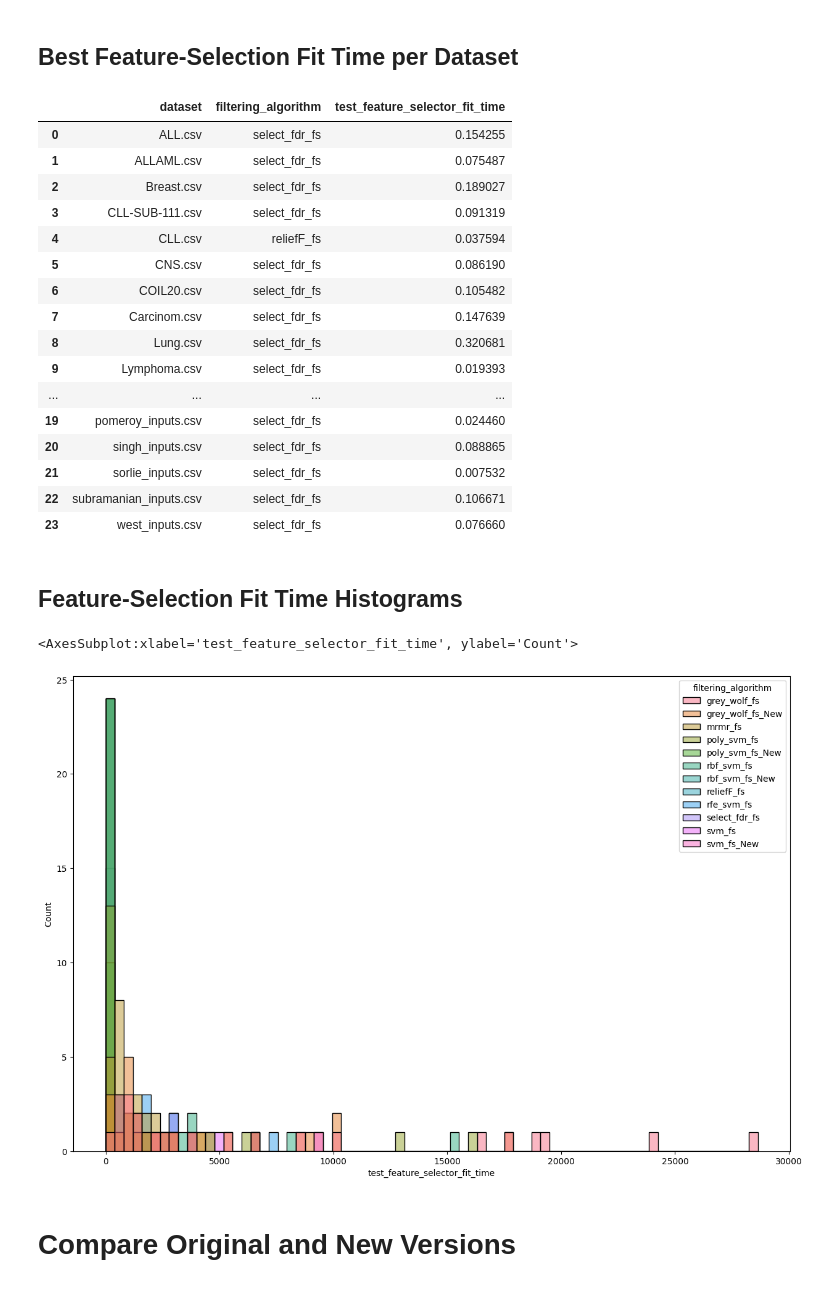
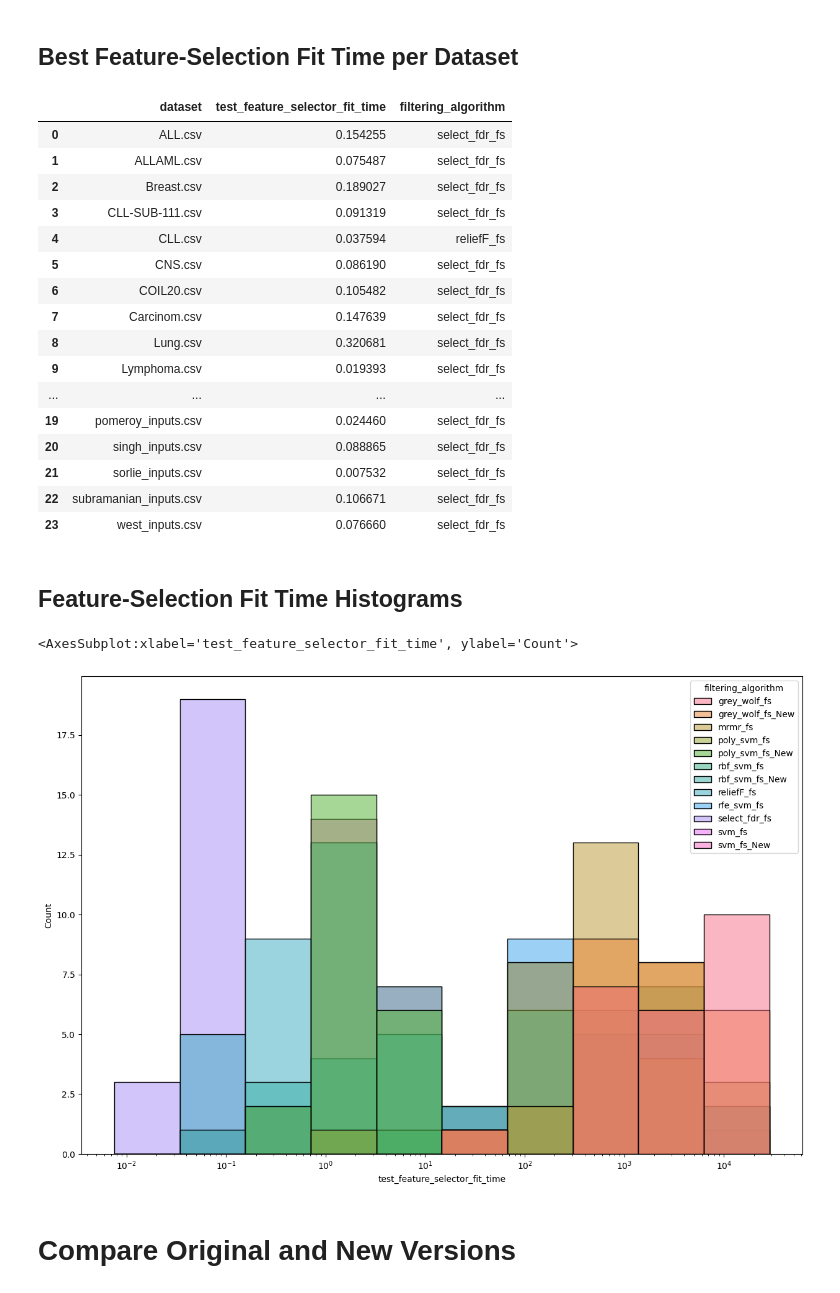
Before and after one commit to TzviLederer/feature-selection, a Jupyter notebook: analyze_results.ipynb, the cells around one changed output. Drawn from its saved outputs; the diff is of its cells as text; code cells hidden in the pictures.

```diff
--- a/analyze_results.ipynb
+++ b/analyze_results.ipynb
@@ -111,42 +93,38 @@ sns.histplot(data=mean_df, x=metric_col, hue="filtering_algorithm")
 # %%
 metric_col = 'test_feature_selector_fit_time'
 
-mean_df = df[~df['filtering_algorithm'].str.endswith('_Aug')].groupby(['dataset', 'filtering_algorithm']).max()[metric_col].reset_index()
-
-min_df = mean_df.groupby(['dataset']).min()[metric_col].reset_index()
-
-min_df = min_df.apply(lambda row: mean_df[(mean_df['dataset'] == row['dataset'])
-                                             & (mean_df[metric_col] == row[metric_col])].iloc[0], axis=1)
+fs_df = df[~df['filtering_algorithm'].str.endswith('_Aug')].groupby(['dataset', 'filtering_algorithm'])[metric_col].max().reset_index()
+min_df = fs_df.groupby(['dataset']).min()[metric_col].reset_index().join(fs_df.set_index(['dataset', metric_col]), on=['dataset', metric_col])
 min_df
 # %% [output]
-|  | dataset | filtering_algorithm | test_feature_selector_fit_time |
-| 0 | ALL.csv | select_fdr_fs | 0.154255 |
-| 1 | ALLAML.csv | select_fdr_fs | 0.075487 |
-| 2 | Breast.csv | select_fdr_fs | 0.189027 |
-| 3 | CLL-SUB-111.csv | select_fdr_fs | 0.091319 |
-| 4 | CLL.csv | reliefF_fs | 0.037594 |
-| 5 | CNS.csv | select_fdr_fs | 0.086190 |
-| 6 | COIL20.csv | select_fdr_fs | 0.105482 |
-| 7 | Carcinom.csv | select_fdr_fs | 0.147639 |
-| 8 | Lung.csv | select_fdr_fs | 0.320681 |
-| 9 | Lymphoma.csv | select_fdr_fs | 0.019393 |
+|  | dataset | test_feature_selector_fit_time | filtering_algorithm |
+| 0 | ALL.csv | 0.154255 | select_fdr_fs |
+| 1 | ALLAML.csv | 0.075487 | select_fdr_fs |
+| 2 | Breast.csv | 0.189027 | select_fdr_fs |
+| 3 | CLL-SUB-111.csv | 0.091319 | select_fdr_fs |
+| 4 | CLL.csv | 0.037594 | reliefF_fs |
+| 5 | CNS.csv | 0.086190 | select_fdr_fs |
+| 6 | COIL20.csv | 0.105482 | select_fdr_fs |
+| 7 | Carcinom.csv | 0.147639 | select_fdr_fs |
+| 8 | Lung.csv | 0.320681 | select_fdr_fs |
+| 9 | Lymphoma.csv | 0.019393 | select_fdr_fs |
 | ... | ... | ... | ... |
-| 19 | pomeroy_inputs.csv | select_fdr_fs | 0.024460 |
-| 20 | singh_inputs.csv | select_fdr_fs | 0.088865 |
-| 21 | sorlie_inputs.csv | select_fdr_fs | 0.007532 |
-| 22 | subramanian_inputs.csv | select_fdr_fs | 0.106671 |
-| 23 | west_inputs.csv | select_fdr_fs | 0.076660 |
+| 19 | pomeroy_inputs.csv | 0.024460 | select_fdr_fs |
+| 20 | singh_inputs.csv | 0.088865 | select_fdr_fs |
+| 21 | sorlie_inputs.csv | 0.007532 | select_fdr_fs |
+| 22 | subramanian_inputs.csv | 0.106671 | select_fdr_fs |
+| 23 | west_inputs.csv | 0.076660 | select_fdr_fs |
 # %% [markdown]
 ## Feature-Selection Fit Time Histograms
 # %%
 import seaborn as sns
 import matplotlib.pyplot as plt
 
 plt.figure(figsize=(15,10))
-sns.histplot(data=mean_df, x=metric_col, hue="filtering_algorithm")
+sns.histplot(data=fs_df, x=metric_col, hue="filtering_algorithm", log_scale=True)
 # %% [output]
 <AxesSubplot:xlabel='test_feature_selector_fit_time', ylabel='Count'>
-[figure, old version]
+[figure, new version]
 # %% [markdown]
 # Compare Original and New Versions
 # %%
```
Also changed, not shown: parts of 2 cells of this notebook.
